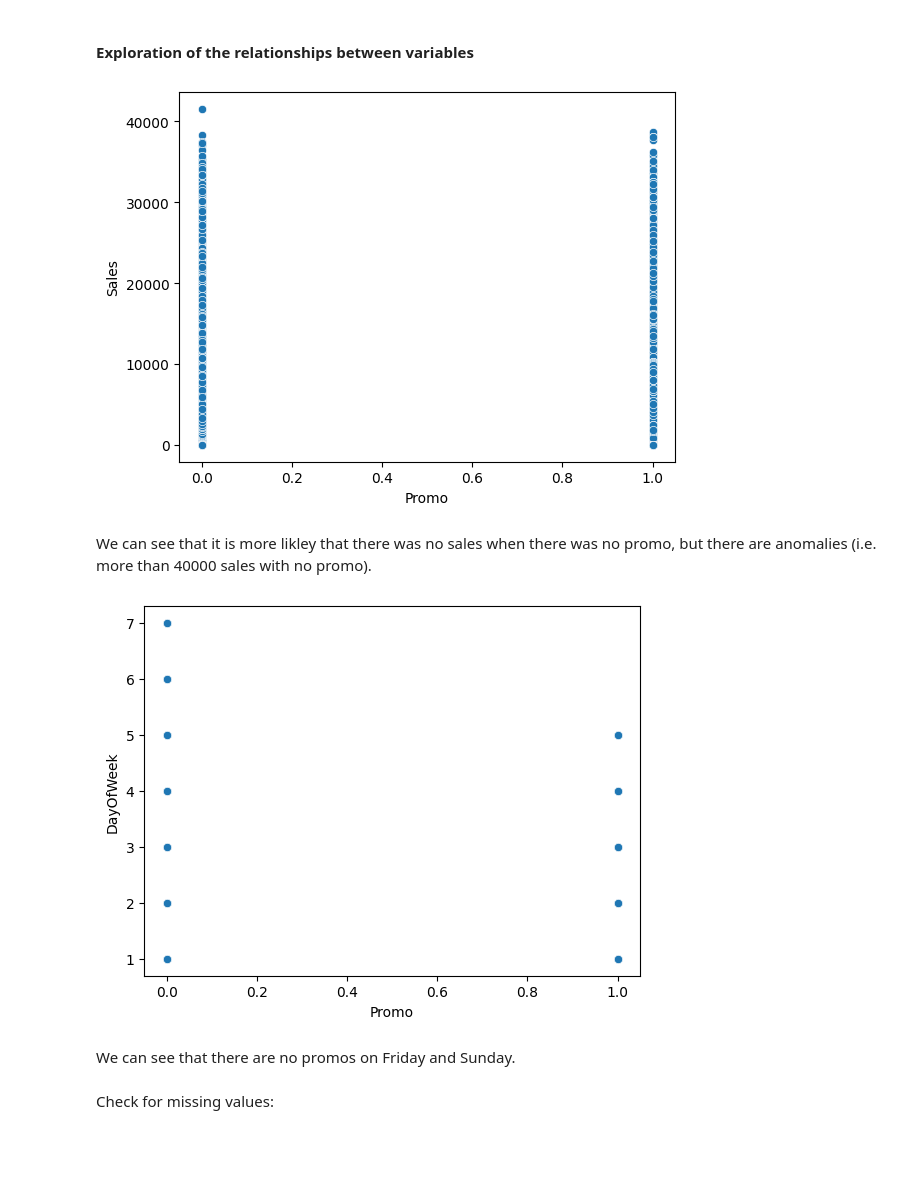
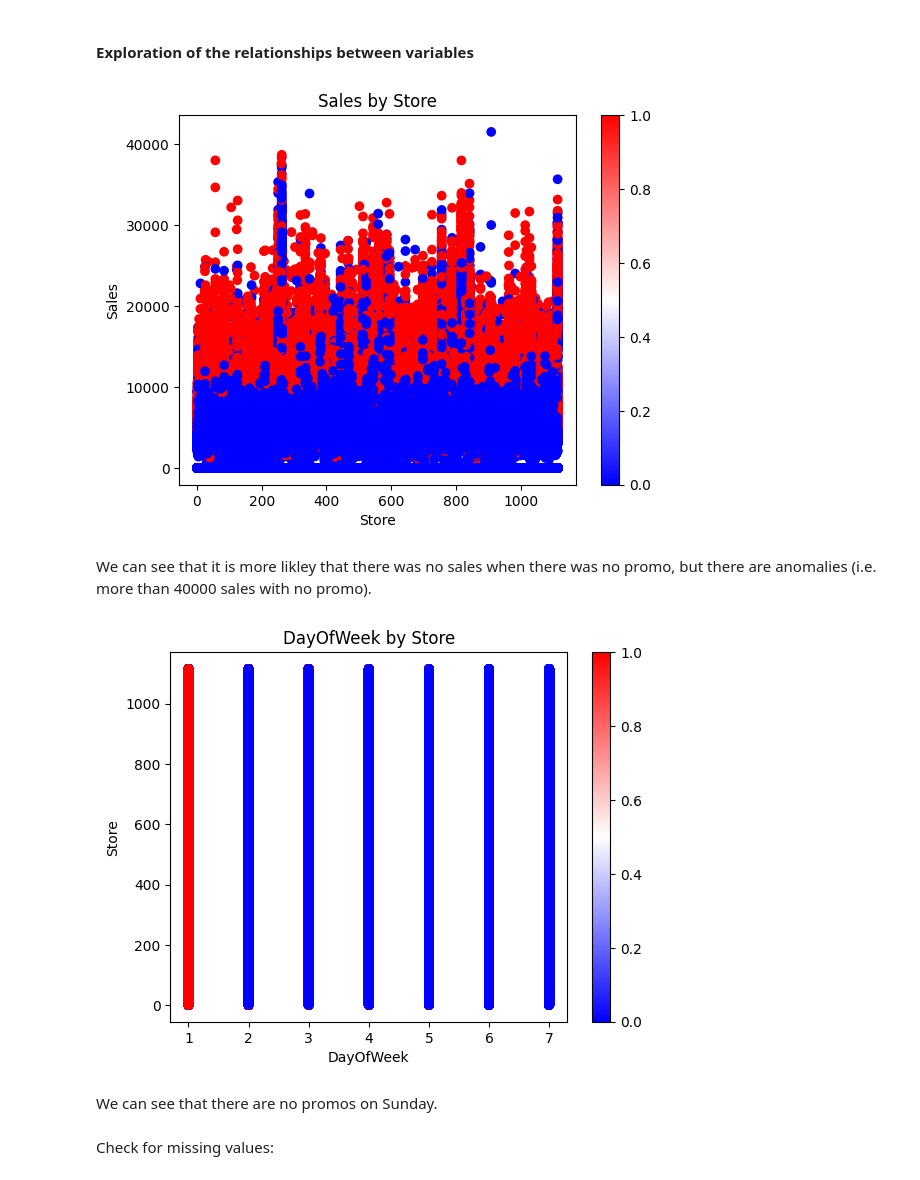
Before and after one commit to daniellepidt/rossmann-store-sales, a Jupyter notebook: Group7.ipynb, the cells around one changed output. Drawn from its saved outputs; the diff is of its cells as text; code cells hidden in the pictures; blank space fills up the shorter version.

```diff
--- a/Group7.ipynb
+++ b/Group7.ipynb
@@ -159,20 +145,33 @@ We can see that promo is a binary variable.
 #### Exploration of the relationships between variables
 # %%
 # explore relationships between promo and sales
-sns.scatterplot(x='Promo', y='Sales', data=train)
+# sns.scatterplot(x='Promo', y='Sales', data=train)
+# plt.show()
+
+plt.scatter(train['Store'], train['Sales'], c=train['Promo'], cmap='bwr')
+plt.xlabel('Store')
+plt.ylabel('Sales')
+plt.title('Sales by Store')
+plt.colorbar()
 plt.show()
 # %% [output]
-[figure, old version]
+[figure, new version]
 # %% [markdown]
 We can see that it is more likley that there was no sales when there was no promo, but there are anomalies (i.e. more than 40000 sales with no promo).
 # %%
 # explore relationships between promo and sales
-sns.scatterplot(x='Promo', y='DayOfWeek', data=train)
+# sns.scatterplot(x='Promo', y='DayOfWeek', data=train)
+# plt.show()
+plt.scatter(train['DayOfWeek'],train['Store'], c=train['Promo'], cmap='bwr')
+plt.xlabel('DayOfWeek')
+plt.ylabel('Store')
+plt.title('DayOfWeek by Store')
+plt.colorbar()
 plt.show()
 # %% [output]
-[figure, old version]
+[figure, new version]
 # %% [markdown]
-We can see that there are no promos on Friday and Sunday.
+We can see that there are no promos on Sunday.
 # %% [markdown]
 Check for missing values:
 # %%
```
Also changed, not shown: parts of 12 cells of this notebook, 2 other files.
